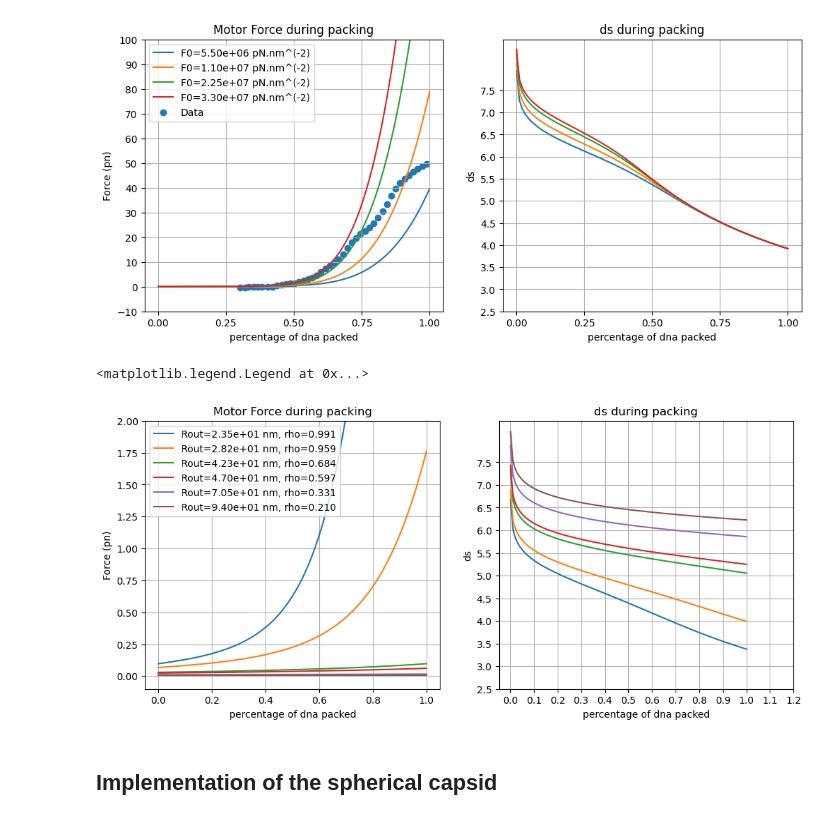
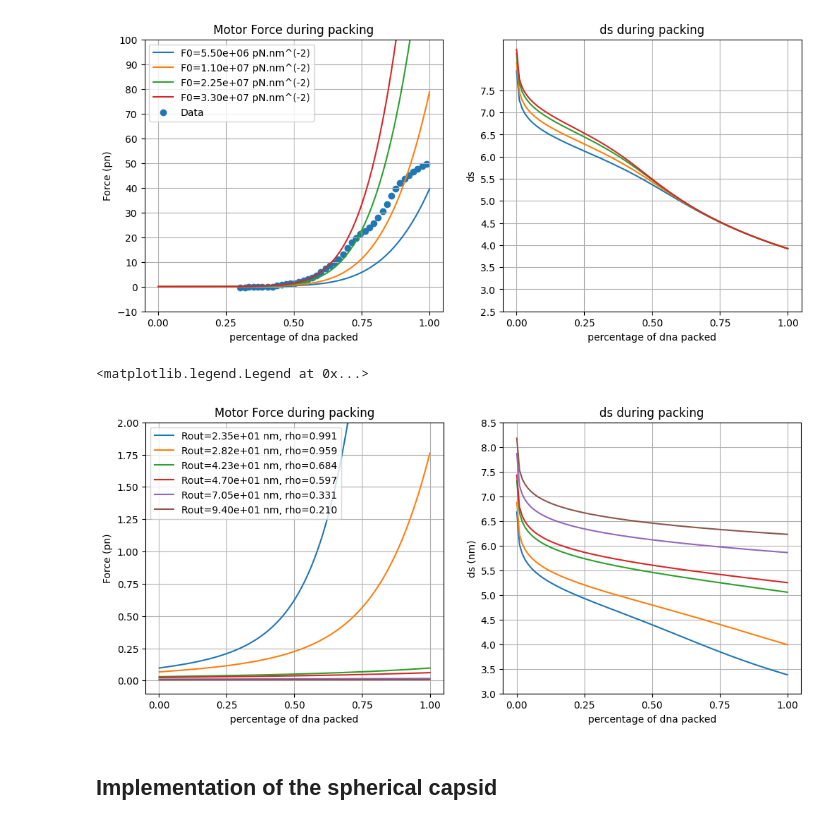
Before and after one commit to jolatechno/cours-ENS, a Jupyter notebook: cours/M2/S3/biophy/project/simulation/DNA_Buckling_V3.ipynb, the cells around one changed output. Cells and saved outputs as stored; diff of their text form; code cells hidden in the pictures.

```diff
--- a/cours/M2/S3/biophy/project/simulation/DNA_Buckling_V3.ipynb
+++ b/cours/M2/S3/biophy/project/simulation/DNA_Buckling_V3.ipynb
@@ -216,38 +216,40 @@ for Rout in [0.5*47, 0.6*47, 0.9*47, 47, 1.5*47, 2*47]:
         sol = root(eq_ds_cyl,0.5,method='lm', args=(p))
         ds[i] = sol.x[0]
 
     F = np.zeros(percent.shape)
     for i,p in enumerate(percent):
         F[i] = F_cyl(ds[i],percent[i])
 
     ax = plt.subplot(1,2,1)
     ax.plot(percent,F, label='Rout=%.2e nm, rho=%.3f'%(Rout, Rho_cyl(ds[-1])))
     plt.title('Motor Force during packing')
     plt.xlabel('percentage of dna packed')
     plt.ylabel('Force (pn)')
     plt.grid('on')
-    #plt.xticks(np.linspace(0.,1.2,13));
+    plt.xticks(np.linspace(0.,1.,5))
+    plt.xlim(-0.05, 1.05)
     #plt.yticks(np.linspace(-10,100,12))
 
     plt.legend()
     plt.ylim(-.1,2)
 
     ax2 = plt.subplot(1,2,2)
     plt.plot(percent, ds)
     #plt.ylim(2.5,7.5)
     plt.title('ds during packing')
     plt.xlabel('percentage of dna packed')
-    plt.ylabel('ds')
+    plt.ylabel('ds (nm)')
     plt.grid('on')
-    plt.xticks(np.linspace(0.,1.2,13));
-    plt.yticks(np.linspace(2.5,7.5,11));
+    plt.xticks(np.linspace(0.,1.,5))
+    plt.xlim(-0.05, 1.05)
+    plt.yticks(np.linspace(3,8.5,12))
 
 ax = plt.subplot(1,2,1)
 #ax.scatter(percent_data, Force_data, label='Data')
 plt.legend()
 # %% [output]
 <matplotlib.legend.Legend at 0x...>
-[figure, old version]
+[figure, new version]
 # %% [markdown]
 ## Implementation of the spherical capsid
 # %%
```
Also changed, not shown: 7 other files.
